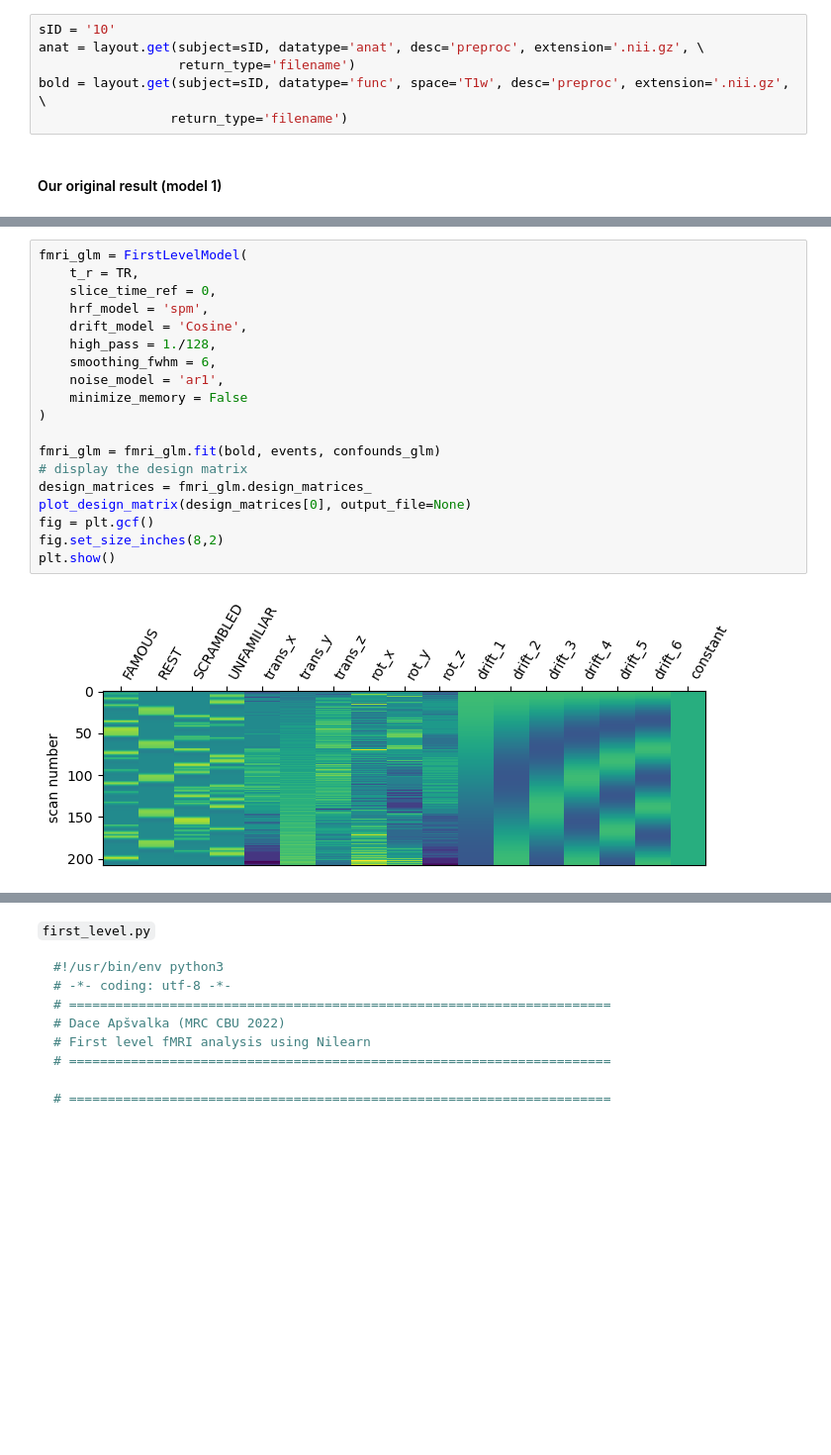
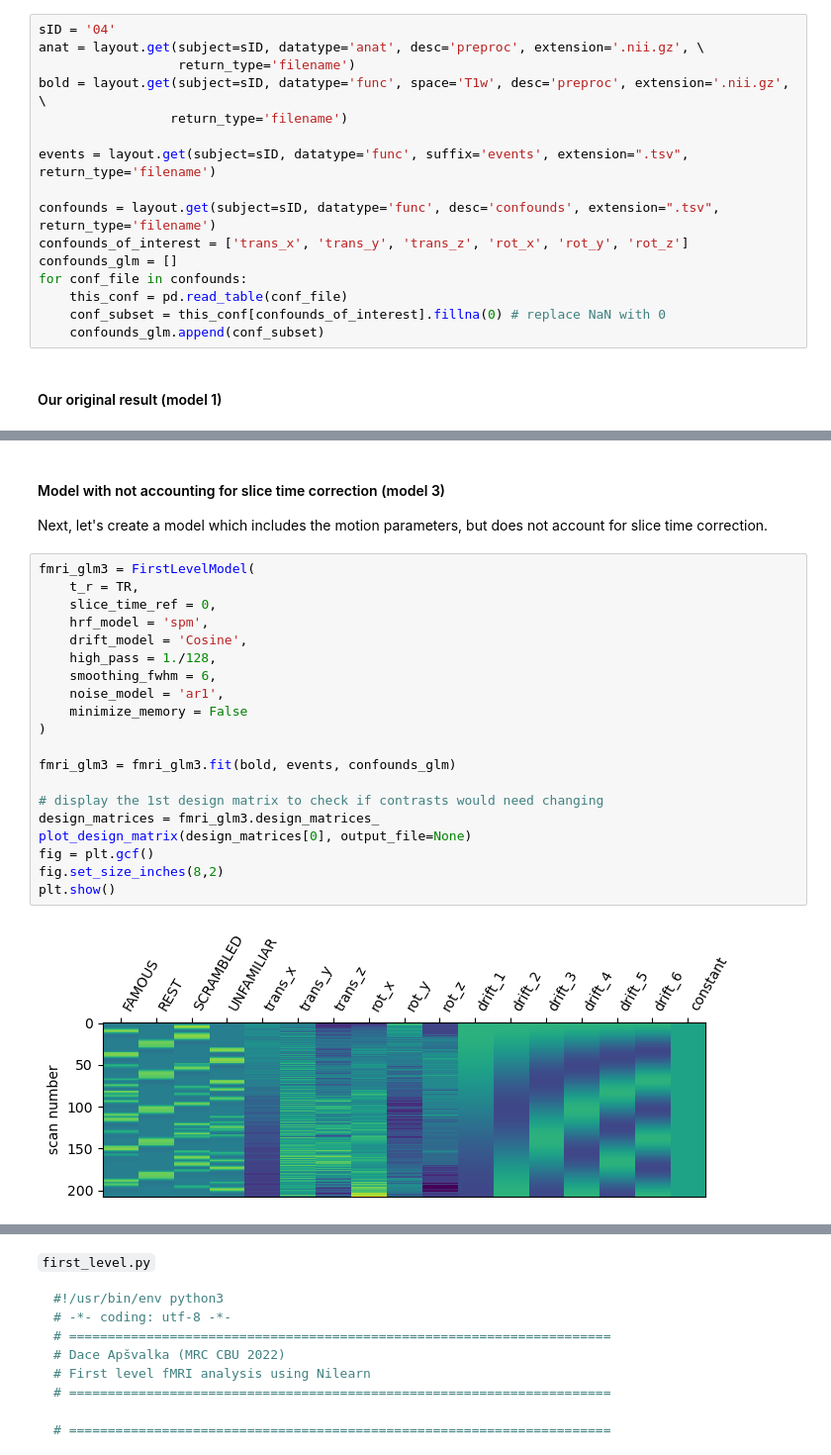
Before and after one commit to dcdace/COGNESTIC-fMRI, a Jupyter notebook: class-materials/04_nb_Subject-Level-Analysis.ipynb, the cells around one changed output, grey strips where cells are left out. Shown at 99% size. Drawn from its saved outputs; the diff is of its cells as text; blank space fills up the shorter version.

```diff
--- a/class-materials/04_nb_Subject-Level-Analysis.ipynb
+++ b/class-materials/04_nb_Subject-Level-Analysis.ipynb
@@ -517,9 +519,19 @@ To make it a bit faster, let's take subject's native space image (it has lower r
 # %%
-sID = '10'
+sID = '04'
 anat = layout.get(subject=sID, datatype='anat', desc='preproc', extension='.nii.gz', \
                   return_type='filename')
 bold = layout.get(subject=sID, datatype='func', space='T1w', desc='preproc', extension='.nii.gz', \
                  return_type='filename')
+
+events = layout.get(subject=sID, datatype='func', suffix='events', extension=".tsv", return_type='filename')
+
+confounds = layout.get(subject=sID, datatype='func', desc='confounds', extension=".tsv", return_type='filename')
+confounds_of_interest = ['trans_x', 'trans_y', 'trans_z', 'rot_x', 'rot_y', 'rot_z']
+confounds_glm = []
+for conf_file in confounds:
+    this_conf = pd.read_table(conf_file)
+    conf_subset = this_conf[confounds_of_interest].fillna(0) # replace NaN with 0
+    confounds_glm.append(conf_subset)
 # %% [markdown]
 #### Our original result (model 1)
 # %%
@@ -552,21 +614,26 @@ for conf_file in confounds:
+# %% [markdown]
+#### Model with not accounting for slice time correction (model 3)
+
+Next, let's create a model which includes the motion parameters, but does not account for slice time correction.
 # %%
-fmri_glm = FirstLevelModel(
+fmri_glm3 = FirstLevelModel(
     t_r = TR,
     slice_time_ref = 0,
     hrf_model = 'spm',
     drift_model = 'Cosine',
     high_pass = 1./128,
     smoothing_fwhm = 6,
     noise_model = 'ar1',
     minimize_memory = False
 )
 
-fmri_glm = fmri_glm.fit(bold, events, confounds_glm)
-# display the design matrix
-design_matrices = fmri_glm.design_matrices_
+fmri_glm3 = fmri_glm3.fit(bold, events, confounds_glm)
+
+# display the 1st design matrix to check if contrasts would need changing
+design_matrices = fmri_glm3.design_matrices_
 plot_design_matrix(design_matrices[0], output_file=None)
 fig = plt.gcf()
 fig.set_size_inches(8,2)
 plt.show()
 # %% [output]
-[figure, old version]
+[figure, new version]
```
Also changed, not shown: parts of 25 cells of this notebook.
